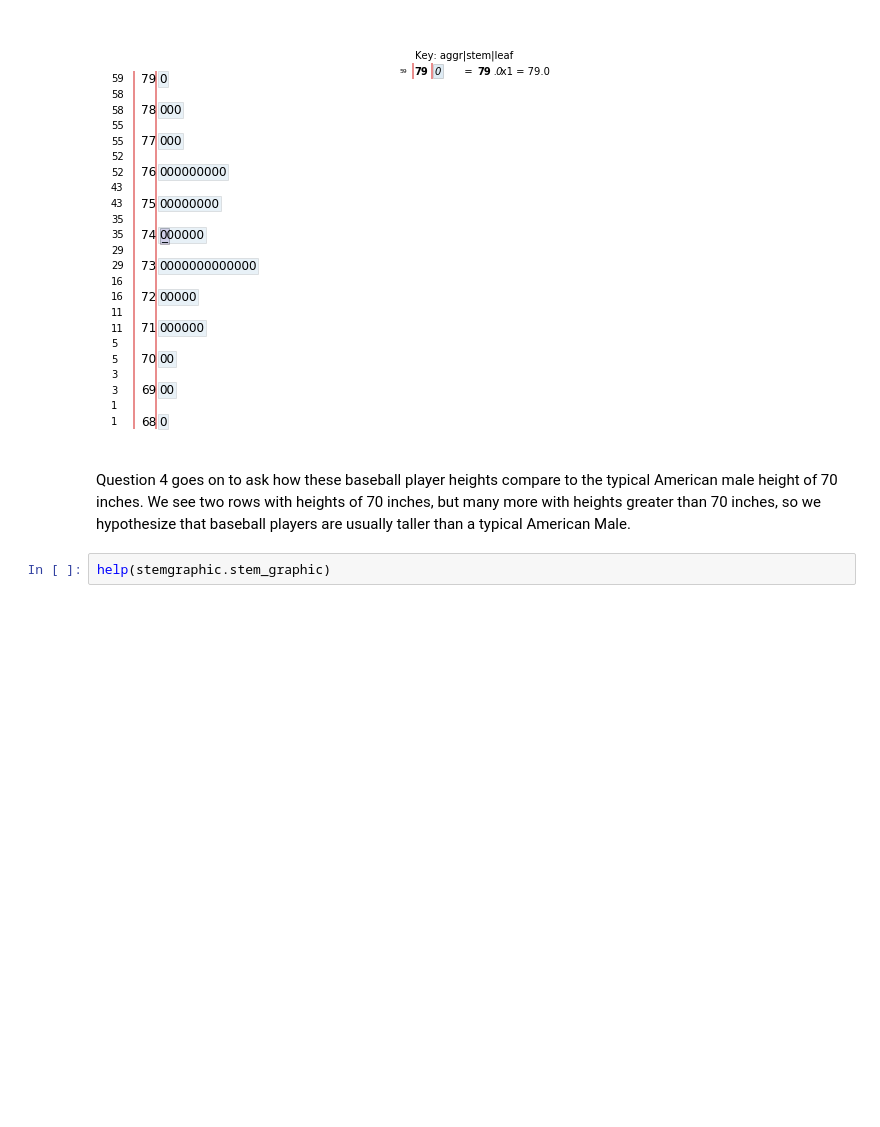
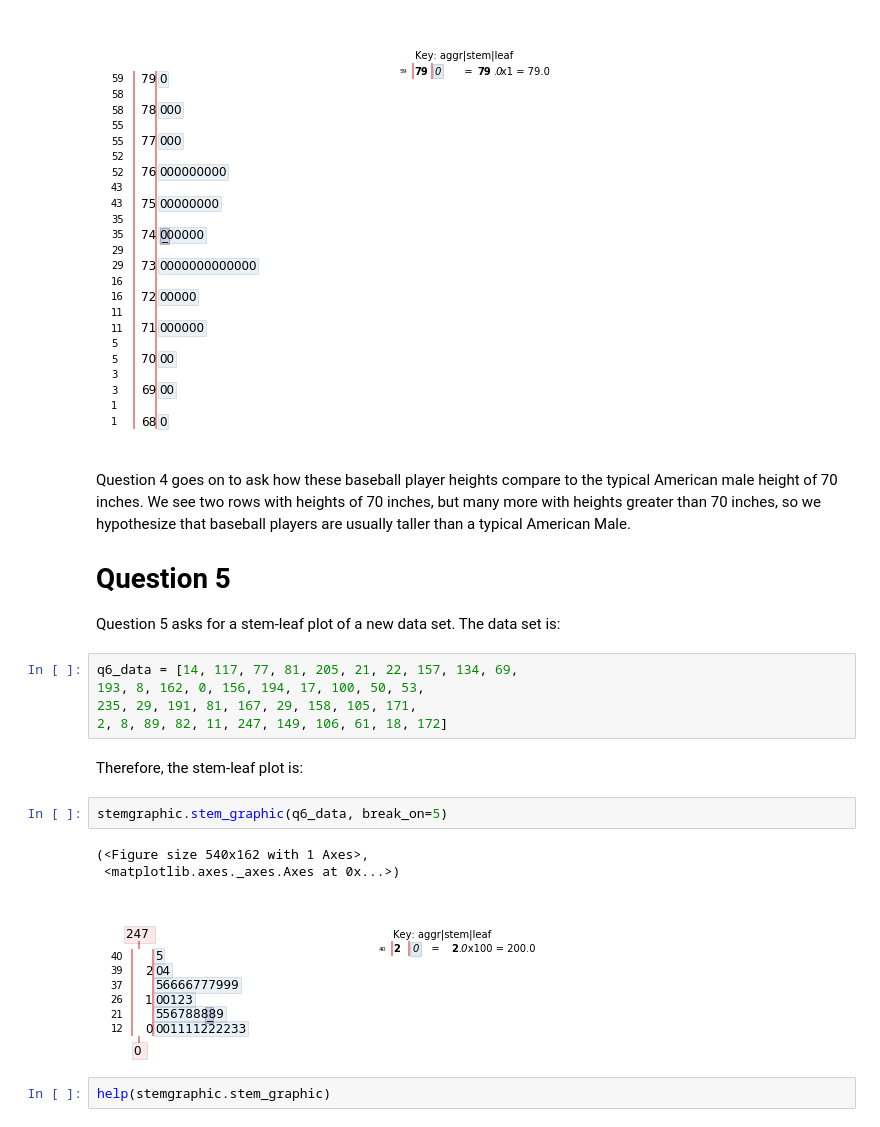
Before and after one commit to jhancock1975/StatisticsAndDataAnalysisSolutions, a Jupyter notebook: ch1/exercise-1.3.1.ipynb, the cells around one changed output. Drawn from its saved outputs; the diff is of its cells as text; blank space fills up the shorter version.

```diff
--- a/ch1/exercise-1.3.1.ipynb
+++ b/ch1/exercise-1.3.1.ipynb
@@ -38,6 +40,21 @@ fig, ax = stemgraphic.stem_graphic(bb_data[0], break_on=5)
 [figure]
 # %% [markdown]
 <p>Question 4 goes on to ask how these baseball player heights compare to the typical American male height of 70 inches.  We see two rows with heights of 70 inches, but many more with heights greater than 70 inches, so we hypothesize that baseball players are usually taller than a typical American Male.</p>
+<h1>Question 5</h1>
+<p>Question 5 asks for a stem-leaf plot of a new data set. The data set is:</p>
+# %%
+q6_data = [14, 117, 77, 81, 205, 21, 22, 157, 134, 69,
+193, 8, 162, 0, 156, 194, 17, 100, 50, 53,
+235, 29, 191, 81, 167, 29, 158, 105, 171,
+2, 8, 89, 82, 11, 247, 149, 106, 61, 18, 172]
+# %% [markdown]
+Therefore, the stem-leaf plot is:
+# %%
+stemgraphic.stem_graphic(q6_data, break_on=5)
+# %% [output]
+(<Figure size 540x162 with 1 Axes>,
+ <matplotlib.axes._axes.Axes at 0x...>)
+[figure, added]
 # %%
 help(stemgraphic.stem_graphic)
 # %% [output]
```
Also changed, not shown: parts of 1 cell of this notebook.
